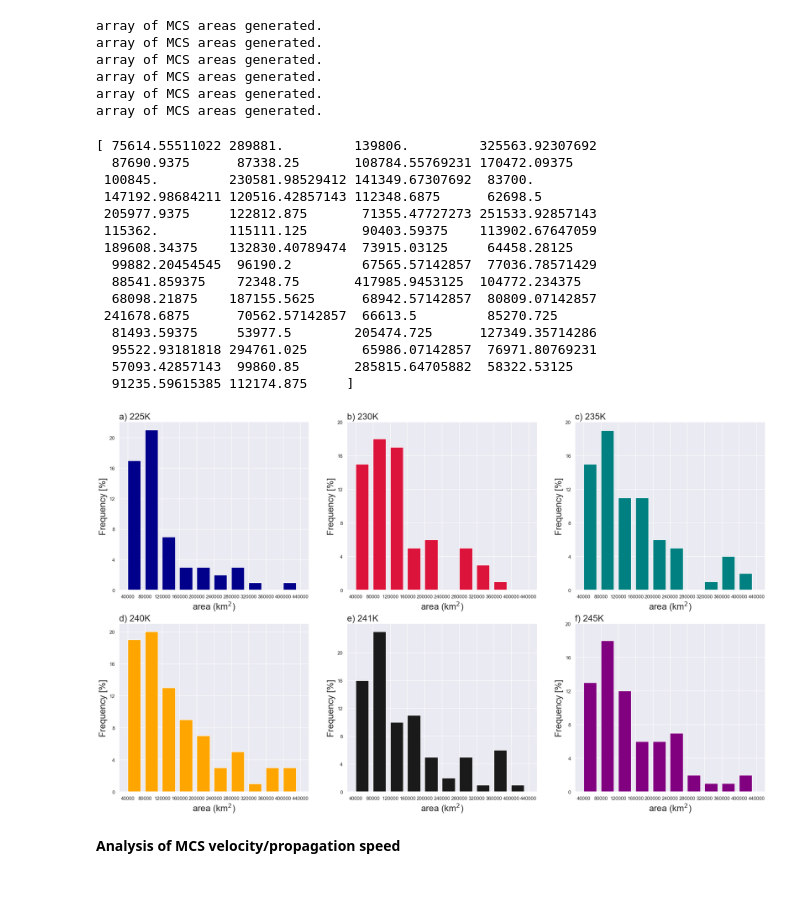
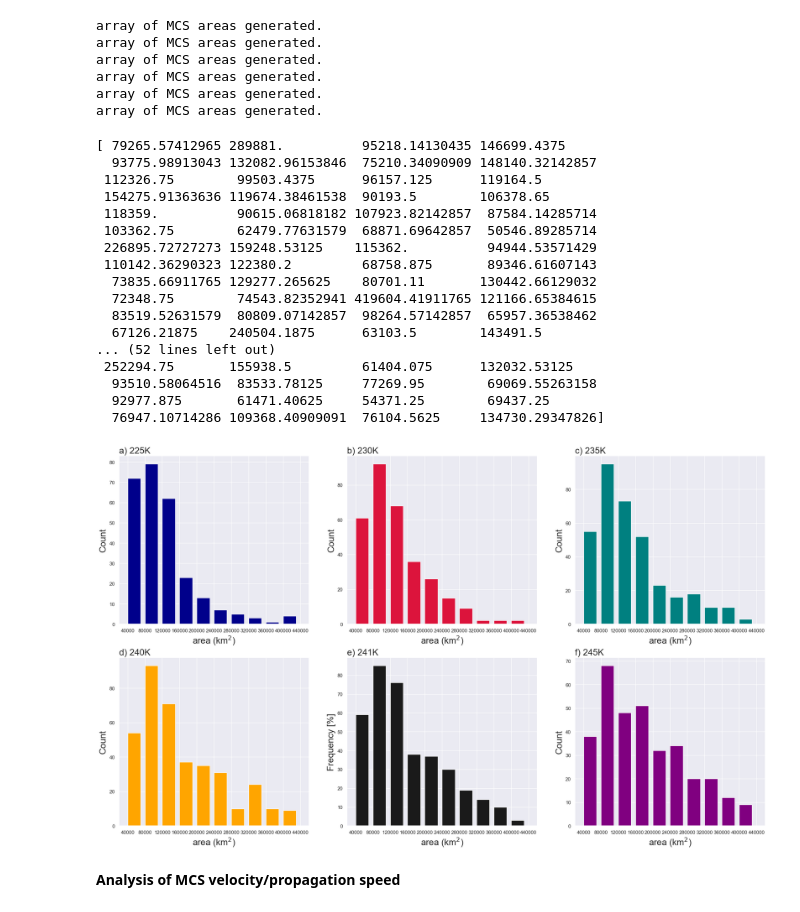
Before and after one commit to harrietgilmour/tobac_sensitivity, a Jupyter notebook: analysis_singleTb.ipynb, the cells around one changed output. Drawn from its saved outputs; the diff is of its cells as text; code cells hidden in the pictures.

```diff
--- a/analysis_singleTb.ipynb
+++ b/analysis_singleTb.ipynb
@@ -31,12 +31,12 @@ warnings.filterwarnings('ignore', category=pd.io.pytables.PerformanceWarning)
 **Read in the tracks data (pandas dataframe from Save/Track.h5) + convert to datetime to make it easier to use**
 # %%
 #read in the Track.h5 file to a pandas dataframe
-mcstracks_225=pd.read_hdf('Save/Track_225.h5','table')
-mcstracks_230=pd.read_hdf('Save/Track_230.h5','table')
-mcstracks_235=pd.read_hdf('Save/Track_235.h5','table')
-mcstracks_240=pd.read_hdf('Save/Track_240.h5','table')
-mcstracks_241=pd.read_hdf('Save/Track_241.h5','table')
-mcstracks_245=pd.read_hdf('Save/Track_245.h5','table')
+mcstracks_225=pd.read_hdf('Save/Jan_1998/Track_225.h5','table')
+mcstracks_230=pd.read_hdf('Save/Jan_1998/Track_230.h5','table')
+mcstracks_235=pd.read_hdf('Save/Jan_1998/Track_235.h5','table')
+mcstracks_240=pd.read_hdf('Save/Jan_1998/Track_240.h5','table')
+mcstracks_241=pd.read_hdf('Save/Jan_1998/Track_241.h5','table')
+mcstracks_245=pd.read_hdf('Save/Jan_1998/Track_245.h5','table')
 
 #convert ['timestr'] column to datetime in dataframe
 mcstracks_225.timestr=mcstracks_225.timestr.astype(str)
@@ -360,21 +372,23 @@ array of MCS areas generated.
 # %%
 print(area_225)
 # %% [output]
-[ 75614.55511022 289881.         139806.         325563.92307692
-  87690.9375      87338.25       108784.55769231 170472.09375
- 100845.         230581.98529412 141349.67307692  83700.
- 147192.98684211 120516.42857143 112348.6875      62698.5
- 205977.9375     122812.875       71355.47727273 251533.92857143
- 115362.         115111.125       90403.59375    113902.67647059
- 189608.34375    132830.40789474  73915.03125     64458.28125
-  99882.20454545  96190.2         67565.57142857  77036.78571429
-  88541.859375    72348.75       417985.9453125  104772.234375
-  68098.21875    187155.5625      68942.57142857  80809.07142857
- 241678.6875      70562.57142857  66613.5         85270.725
-  81493.59375     53977.5        205474.725      127349.35714286
-  95522.93181818 294761.025       65986.07142857  76971.80769231
-  57093.42857143  99860.85       285815.64705882  58322.53125
-  91235.59615385 112174.875     ]
+[ 79265.57412965 289881.          95218.14130435 146699.4375
+  93775.98913043 132082.96153846  75210.34090909 148140.32142857
+ 112326.75        99503.4375      96157.125      119164.5
+ 154275.91363636 119674.38461538  90193.5        106378.65
+ 118359.          90615.06818182 107923.82142857  87584.14285714
+ 103362.75        62479.77631579  68871.69642857  50546.89285714
+ 226895.72727273 159248.53125    115362.          94944.53571429
+ 110142.36290323 122380.2         68758.875       89346.61607143
+  73835.66911765 129277.265625    80701.11       130442.66129032
+  72348.75        74543.82352941 419604.41911765 121166.65384615
+  83519.52631579  80809.07142857  98264.57142857  65957.36538462
+  67126.21875    240504.1875      63103.5        143491.5
+... (52 lines left out)
+ 252294.75       155938.5         61404.075      132032.53125
+  93510.58064516  83533.78125     77269.95        69069.55263158
+  92977.875       61471.40625     54371.25        69437.25
+  76947.10714286 109368.40909091  76104.5625     134730.29347826]
 # %%
 #plot of initiation time of MCSs
 import seaborn as sns
@@ -389,52 +403,52 @@ ax1.set_title('a) 225K ', loc='left', fontsize= f )
 ax1.hist(area_225,bins=[40000,80000,120000,160000,200000,240000,280000,320000,360000,400000,440000],width=30000,color= 'darkblue')
 ax1.set_xlabel('area (km$^{2}$)', fontsize= 20)
 ax1.set_xticks([40000,80000,120000,160000,200000,240000,280000,320000,360000,400000,440000],fontsize=18)
-ax1.set_yticks(np.linspace(0,20,6),fontsize=18)
-ax1.set_ylabel('Frequency [%]',fontsize=f)
+#ax1.set_yticks(np.linspace(0,20,6),fontsize=18)
+ax1.set_ylabel('Count',fontsize=f)
 
 ax2=plt.subplot(2,3,2)
 ax2.set_title('b) 230K ', loc='left', fontsize= f )
 ax2.hist(area_230,bins=[40000,80000,120000,160000,200000,240000,280000,320000,360000,400000,440000],width=30000,color= 'crimson')
 ax2.set_xlabel('area (km$^{2}$)', fontsize= 20)
 ax2.set_xticks([40000,80000,120000,160000,200000,240000,280000,320000,360000,400000,440000],fontsize=18)
-ax2.set_yticks(np.linspace(0,20,6),fontsize=18)
-ax2.set_ylabel('Frequency [%]',fontsize=f)
+#ax2.set_yticks(np.linspace(0,20,6),fontsize=18)
+ax2.set_ylabel('Count',fontsize=f)
 
 ax3=plt.subplot(2,3,3)
 ax3.set_title('c) 235K ', loc='left', fontsize= f )
 ax3.hist(area_235,bins=[40000,80000,120000,160000,200000,240000,280000,320000,360000,400000,440000],width=30000,color= 'teal')
 ax3.set_xlabel('area (km$^{2}$)', fontsize= 20)
 ax3.set_xticks([40000,80000,120000,160000,200000,240000,280000,320000,360000,400000,440000],fontsize=18)
-ax3.set_yticks(np.linspace(0,20,6),fontsize=18)
-ax3.set_ylabel('Frequency [%]',fontsize=f)
+#ax3.set_yticks(np.linspace(0,20,6),fontsize=18)
+ax3.set_ylabel('Count',fontsize=f)
 
 ax4=plt.subplot(2,3,4)
 ax4.set_title('d) 240K ', loc='left', fontsize= f )
 ax4.hist(area_240,bins=[40000,80000,120000,160000,200000,240000,280000,320000,360000,400000,440000],width=30000,color= 'orange')
 ax4.set_xlabel('area (km$^{2}$)', fontsize= 20)
 ax4.set_xticks([40000,80000,120000,160000,200000,240000,280000,320000,360000,400000,440000],fontsize=18)
-ax4.set_yticks(np.linspace(0,20,6),fontsize=18)
-ax4.set_ylabel('Frequency [%]',fontsize=f)
+#ax4.set_yticks(np.linspace(0,20,6),fontsize=18)
+ax4.set_ylabel('Count',fontsize=f)
 
 ax5=plt.subplot(2,3,5)
 ax5.set_title('e) 241K ', loc='left', fontsize= f )
 ax5.hist(area_241,bins=[40000,80000,120000,160000,200000,240000,280000,320000,360000,400000,440000],width=30000,color= 'k')
 ax5.set_xlabel('area (km$^{2}$)', fontsize= 20)
 ax5.set_xticks([40000,80000,120000,160000,200000,240000,280000,320000,360000,400000,440000],fontsize=18)
-ax5.set_yticks(np.linspace(0,20,6),fontsize=18)
+#ax5.set_yticks(np.linspace(0,20,6),fontsize=18)
 ax5.set_ylabel('Frequency [%]',fontsize=f)
 
 ax6=plt.subplot(2,3,6)
 ax6.set_title('f) 245K ', loc='left', fontsize= f )
 ax6.hist(area_245,bins=[40000,80000,120000,160000,200000,240000,280000,320000,360000,400000,440000],width=30000,color= 'purple')
 ax6.set_xlabel('area (km$^{2}$)', fontsize= 20)
 ax6.set_xticks([40000,80000,120000,160000,200000,240000,280000,320000,360000,400000,440000],fontsize=18)
-ax6.set_yticks(np.linspace(0,20,6),fontsize=18)
-ax6.set_ylabel('Frequency [%]',fontsize=f)
+#ax6.set_yticks(np.linspace(0,20,6),fontsize=18)
+ax6.set_ylabel('Count',fontsize=f)
 
-plt.savefig('Plot/singleTb/area_hist_Tb_thresholds_Jan1998.png')
+plt.savefig('Plot/Jan_1998/singleTb/area_hist_Tb_thresholds_Jan1998.png')
 # %% [output]
-[figure, old version]
+[figure, new version]
 # %% [markdown]
 **Analysis of MCS velocity/propagation speed**
 # %%
```
Also changed, not shown: parts of 6 cells of this notebook, 16 other files.
